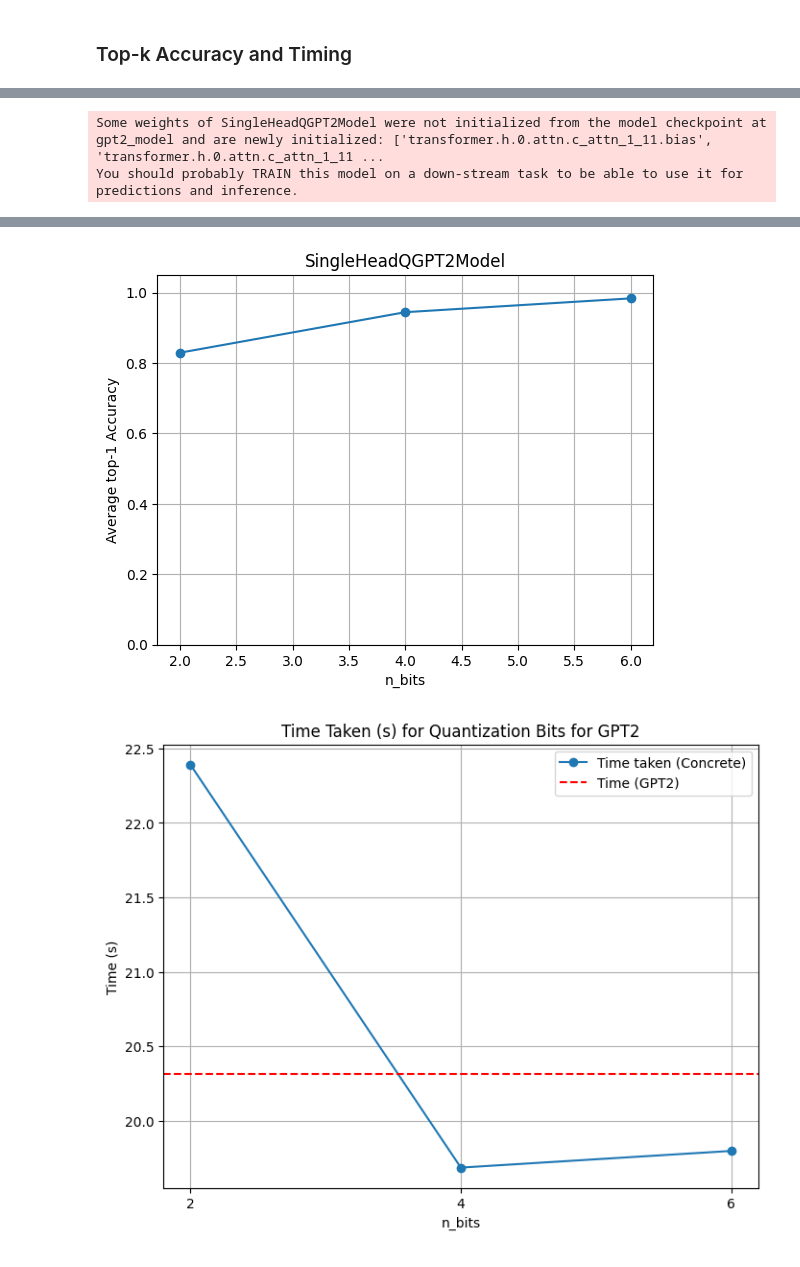
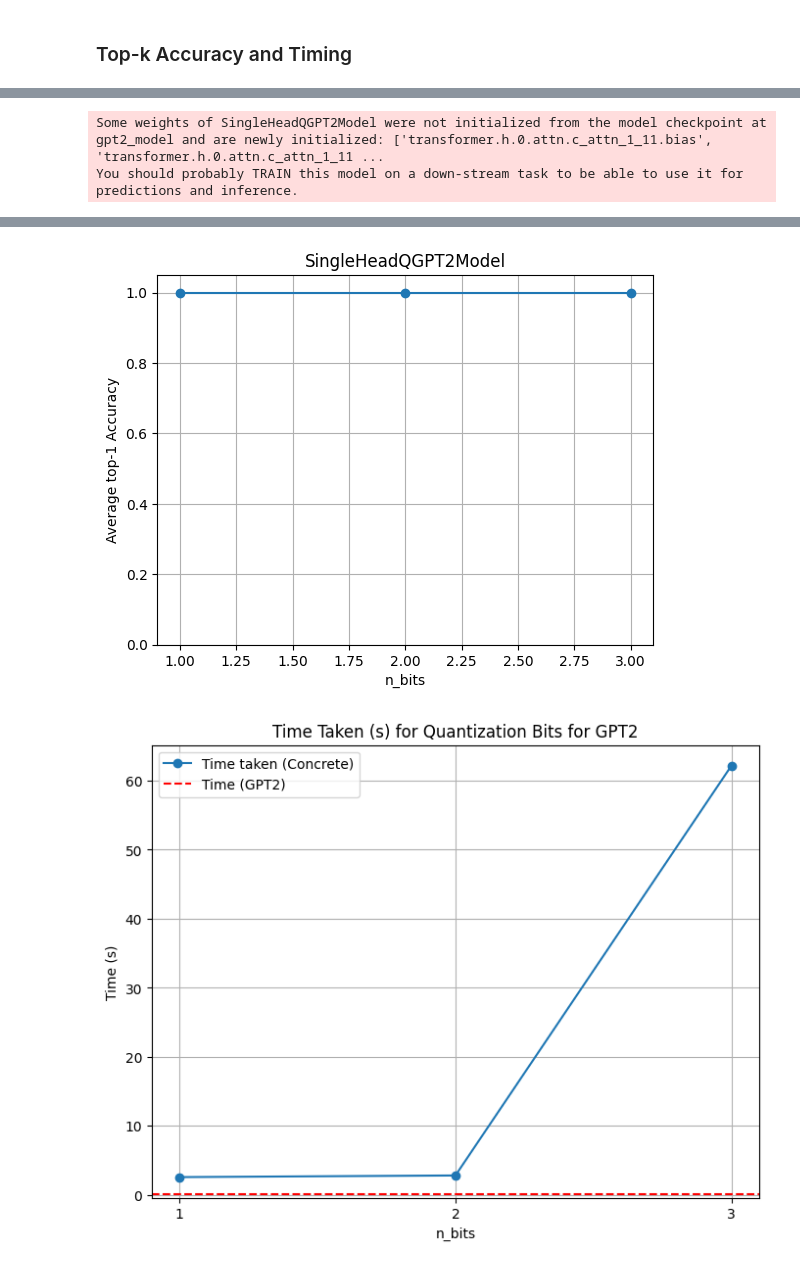
Before and after one commit to Shubhangi105/BenchmarkingFHEModels, a Jupyter notebook: GPT2/fhe_gpt2_attention_head.ipynb, the cells around one changed output, grey strips where cells are left out. Cells and saved outputs as stored; diff of their text form; code cells hidden in the pictures.

```diff
--- a/GPT2/fhe_gpt2_attention_head.ipynb
+++ b/GPT2/fhe_gpt2_attention_head.ipynb
@@ -187,7 +187,7 @@ import time
 
 def generate_topk_tokens(model, tokenizer, text, top_k):
     """Generate the top-k tokens for every token in the text."""
-    inputs = tokenizer.encode(text, return_tensors="pt")[:, :10]
+    inputs = tokenizer.encode(text, return_tensors="pt")[:, :8]
     topk_tokens_list = []
     with torch.no_grad():
         outputs = model(inputs)
@@ -213,7 +213,7 @@ models = {
 }
 
 # Define the different number of bits and k values to evaluate
-n_bits_range = [2,4,6]
+n_bits_range = [1,2,3]
 top_ks = [1]
 
 # Define the text data to use for the evaluation
@@ -230,7 +230,7 @@ dataset_file = "data.txt"
 
 # Read the evaluation file
 with open(dataset_file, "r", encoding="utf-8") as file:
-    input_texts = [line.strip() for line in file][:200]
+    input_texts = [line.strip() for line in file][:1]
 
 for model_name, Model in models.items():
     plt.figure()
@@ -246,14 +246,14 @@ for model_name, Model in models.items():
                 n_bits=n_bits,
             )
 
-            input_token_indexes = (gpt2_tokenizer.encode(input_texts[0]))[:10]
+            input_token_indexes = (gpt2_tokenizer.encode(input_texts[0]))[:8]
             #torch.tensor(input_token_indexes).unsqueeze(0)
             #print(input_token_indexes.shape)
             input_ids = torch.tensor(input_token_indexes).unsqueeze(0)
 
 
             model.compile(input_ids)
-            model.set_fhe_mode(fhe="simulate")
+            model.set_fhe_mode(fhe="execute")
 
             #model.set_fhe_mode(fhe="disable")
 
@@ -299,8 +299,8 @@ for model_name, Model in models.items():
             average_accuracy = sum(accuracy_scores) / len(accuracy_scores)
             accuracies.append(average_accuracy)
 
-            time_clear.append(time_taken_clear)
-            time_enc.append(time_taken_enc)
+            time_clear.append(time_taken_clear/10)
+            time_enc.append(time_taken_enc/10)
 
 
 
@@ -397,2 +355,2 @@ Model: SingleHeadQGPT2Model, n_bits: 6, Average Top-1 Accuracy: 0.9835
-[figure, old version]
+[figure, new version]
-[figure, old version]
+[figure, new version]
```
Also changed, not shown: parts of 3 cells of this notebook, 2 other files.
